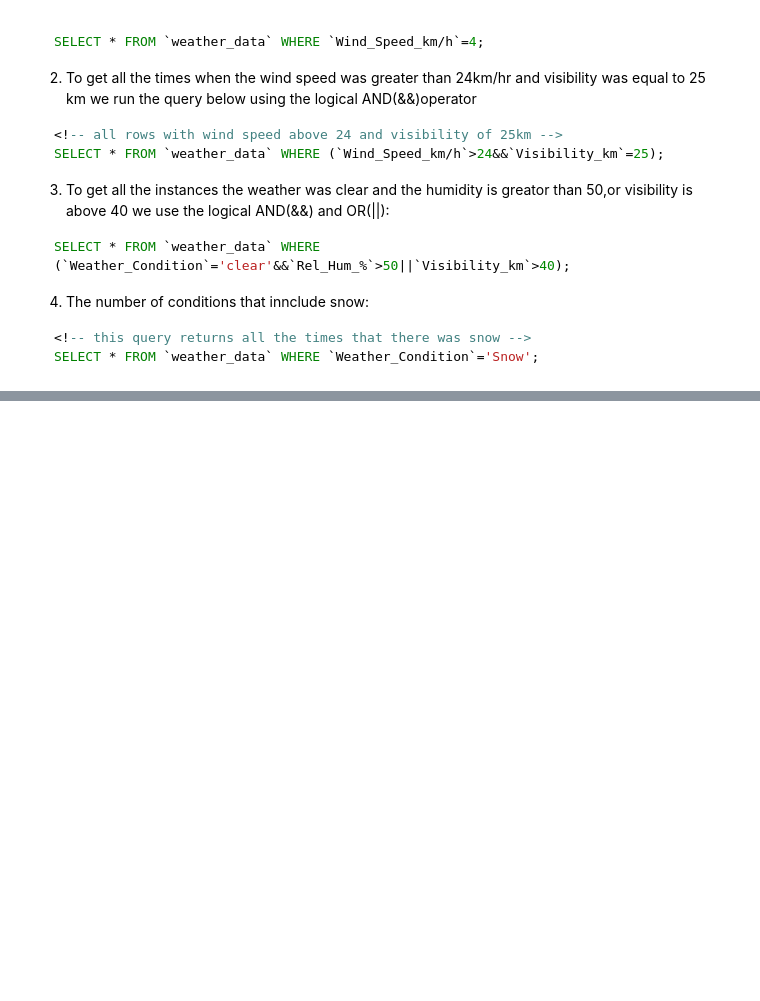
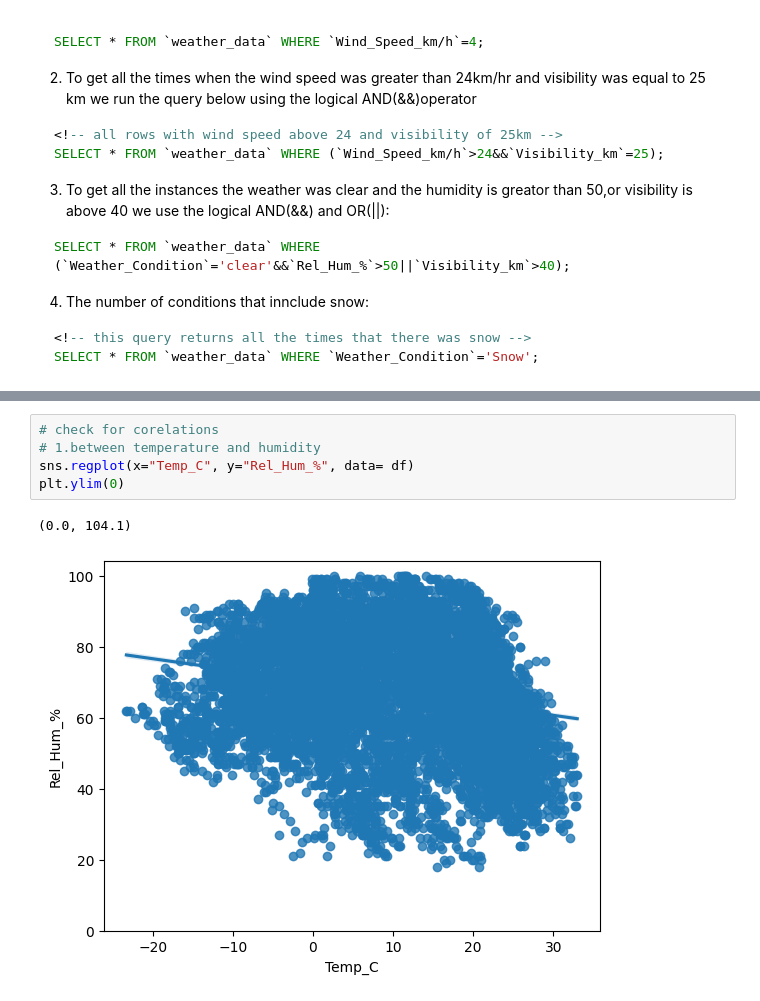
Before and after one commit to johnkinuthiaa/lux-Dev-Data-science-challenges, a Jupyter notebook: lux_assignment.ipynb, the cells around one changed output, grey strips where cells are left out. Cells and saved outputs as stored; diff of their text form; blank space fills up the shorter version.

```diff
--- a/lux_assignment.ipynb
+++ b/lux_assignment.ipynb
@@ -145,0 +224,8 @@ SELECT * FROM `weather_data` WHERE `Weather_Condition`='Snow';
+# %%
+# check for corelations
+# 1.between temperature and humidity
+sns.regplot(x="Temp_C", y="Rel_Hum_%", data= df)
+plt.ylim(0)
+# %% [output]
+(0.0, 104.1)
+[figure, added]
```
Also changed, not shown: parts of 13 cells of this notebook.
